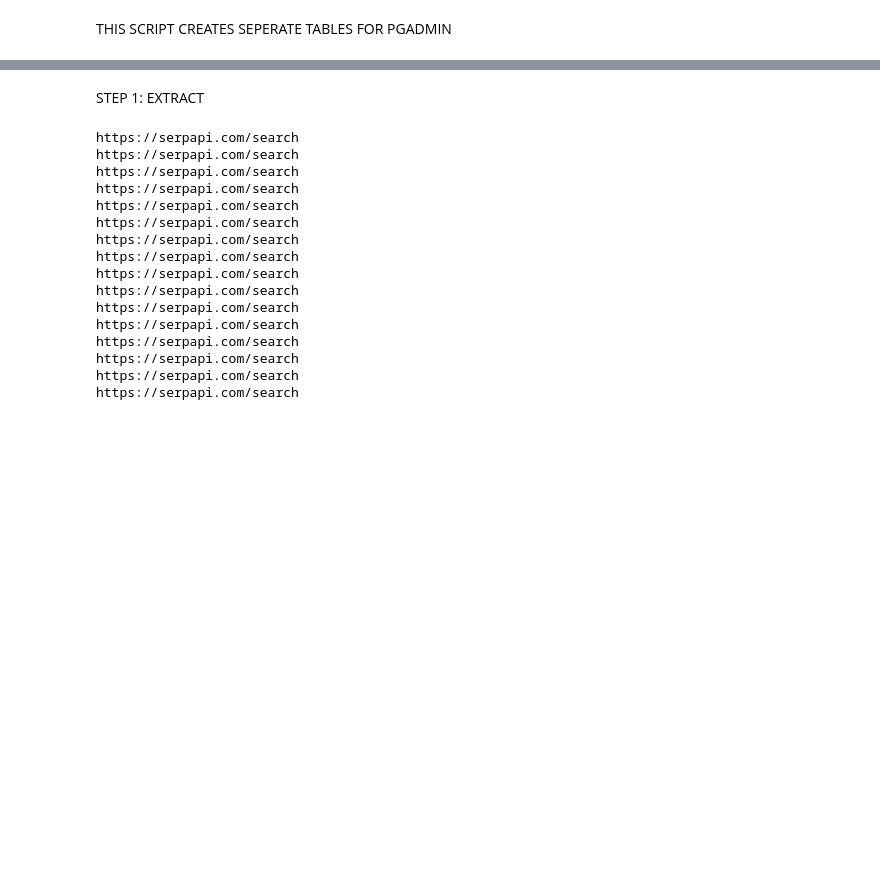
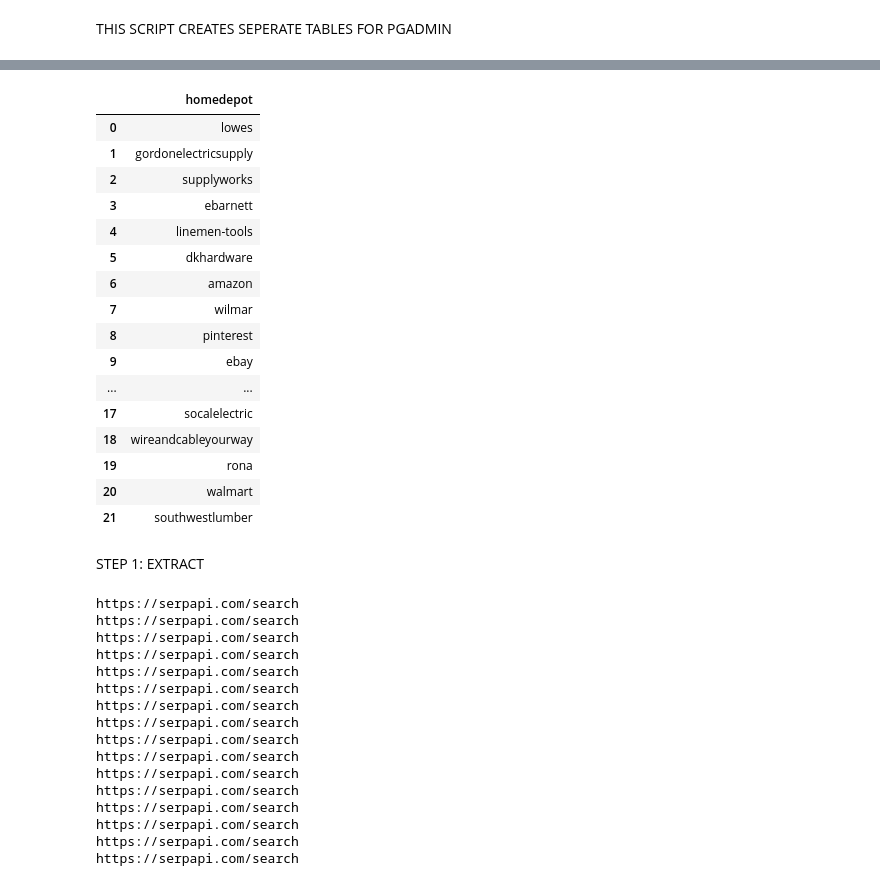
Before and after one commit to thegreatkeej/Estimator_Project, a Jupyter notebook: Resources/test.ipynb, the cells around one changed output, grey strips where cells are left out. Drawn from its saved outputs; the diff is of its cells as text; code cells hidden in the pictures; blank space fills up the shorter version.

```diff
--- a/Resources/test.ipynb
+++ b/Resources/test.ipynb
@@ -14,3 +37,23 @@ import os
+# %%
+Test_Locate
+# %% [output]
+|  | homedepot |
+| 0 | lowes |
+| 1 | gordonelectricsupply |
+| 2 | supplyworks |
+| 3 | ebarnett |
+| 4 | linemen-tools |
+| 5 | dkhardware |
+| 6 | amazon |
+| 7 | wilmar |
+| 8 | pinterest |
+| 9 | ebay |
+| ... | ... |
+| 17 | socalelectric |
+| 18 | wireandcableyourway |
+| 19 | rona |
+| 20 | walmart |
+| 21 | southwestlumber |
 # %% [markdown]
 STEP 1: EXTRACT
 # %%
```
Also changed, not shown: parts of 5 cells of this notebook, 10 other files.
